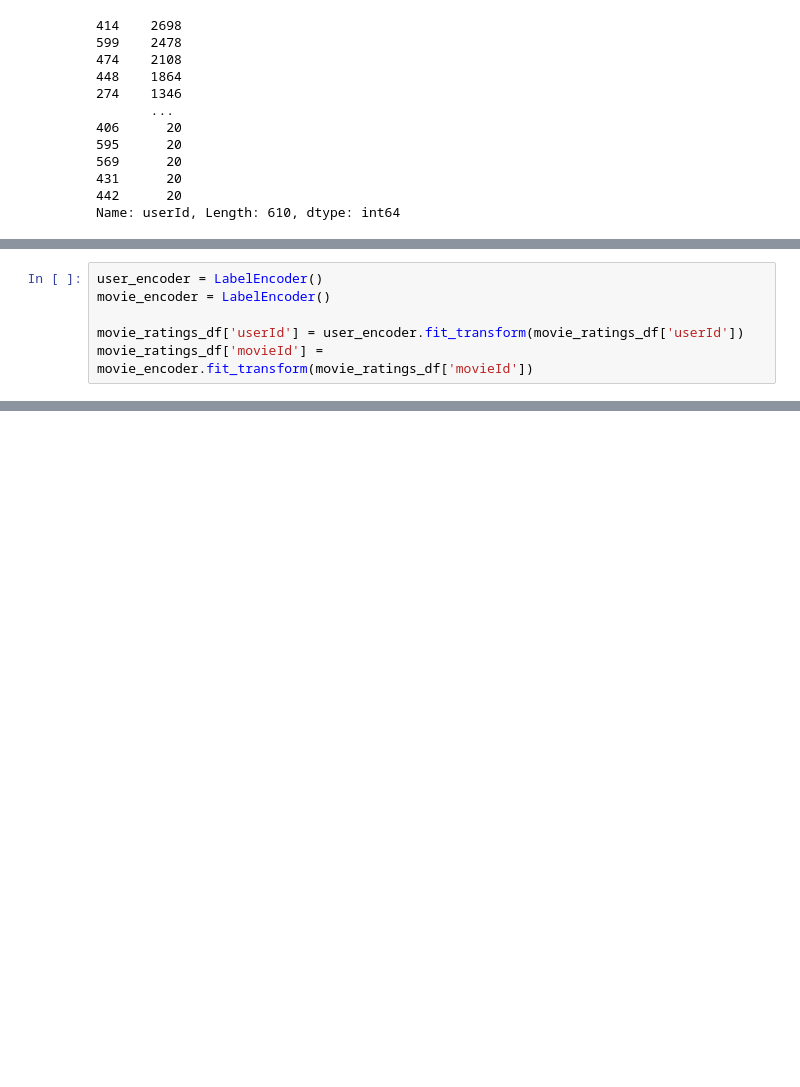
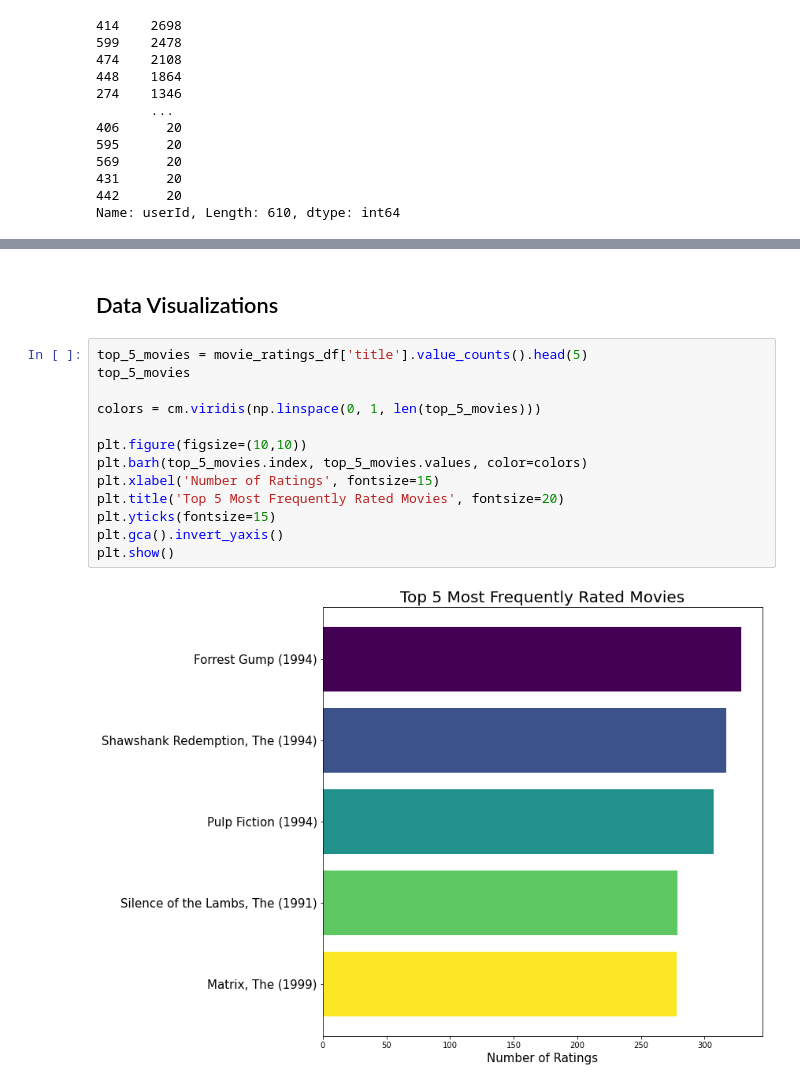
Before and after one commit to sangwon224/Movie_Recommendation_System_Project, a Jupyter notebook: Movie_Recommendation_System_Project.ipynb, the cells around one changed output, grey strips where cells are left out. Saved outputs shown, nothing was run; the diff lists cells and outputs as text; blank space fills up the shorter version.

```diff
--- a/Movie_Recommendation_System_Project.ipynb
+++ b/Movie_Recommendation_System_Project.ipynb
@@ -227,6 +216,0 @@ genres_df_mlb
-# %%
-user_encoder = LabelEncoder()
-movie_encoder = LabelEncoder()
-
-movie_ratings_df['userId'] = user_encoder.fit_transform(movie_ratings_df['userId'])
-movie_ratings_df['movieId'] = movie_encoder.fit_transform(movie_ratings_df['movieId'])
@@ -267,0 +217,17 @@ train_df
+# %% [markdown]
+## Data Visualizations
+# %%
+top_5_movies = movie_ratings_df['title'].value_counts().head(5)
+top_5_movies
+
+colors = cm.viridis(np.linspace(0, 1, len(top_5_movies)))
+
+plt.figure(figsize=(10,10))
+plt.barh(top_5_movies.index, top_5_movies.values, color=colors)
+plt.xlabel('Number of Ratings', fontsize=15)
+plt.title('Top 5 Most Frequently Rated Movies', fontsize=20)
+plt.yticks(fontsize=15)
+plt.gca().invert_yaxis()
+plt.show()
+# %% [output]
+[figure, added]
```
Also changed, not shown: parts of 40 cells of this notebook.
